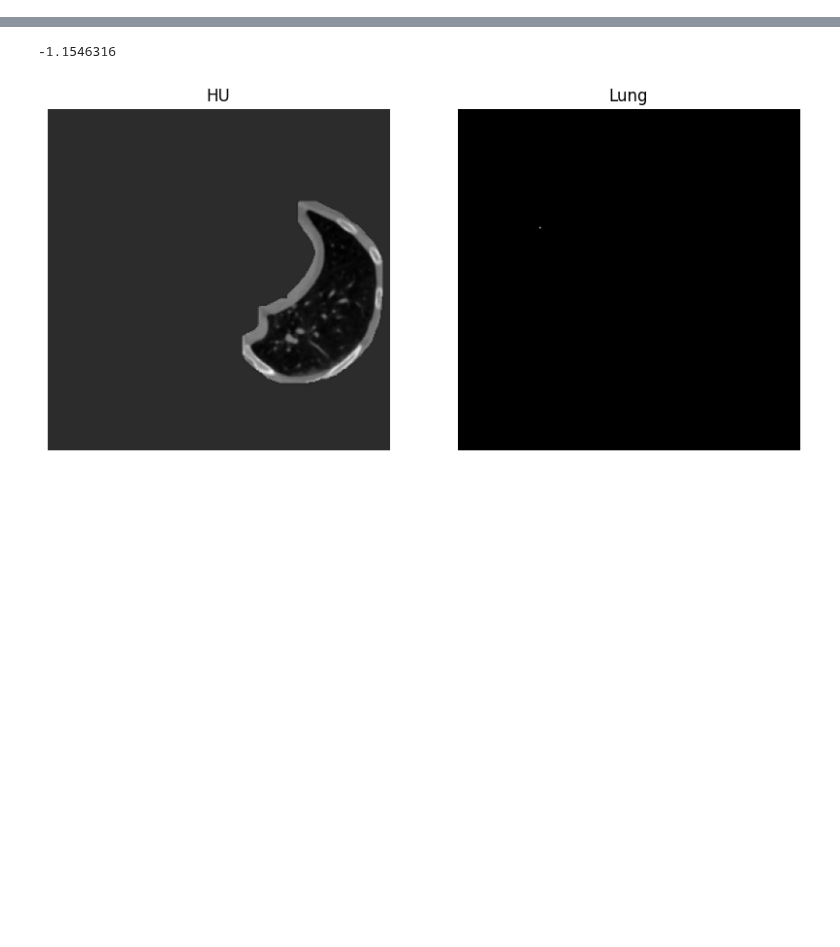
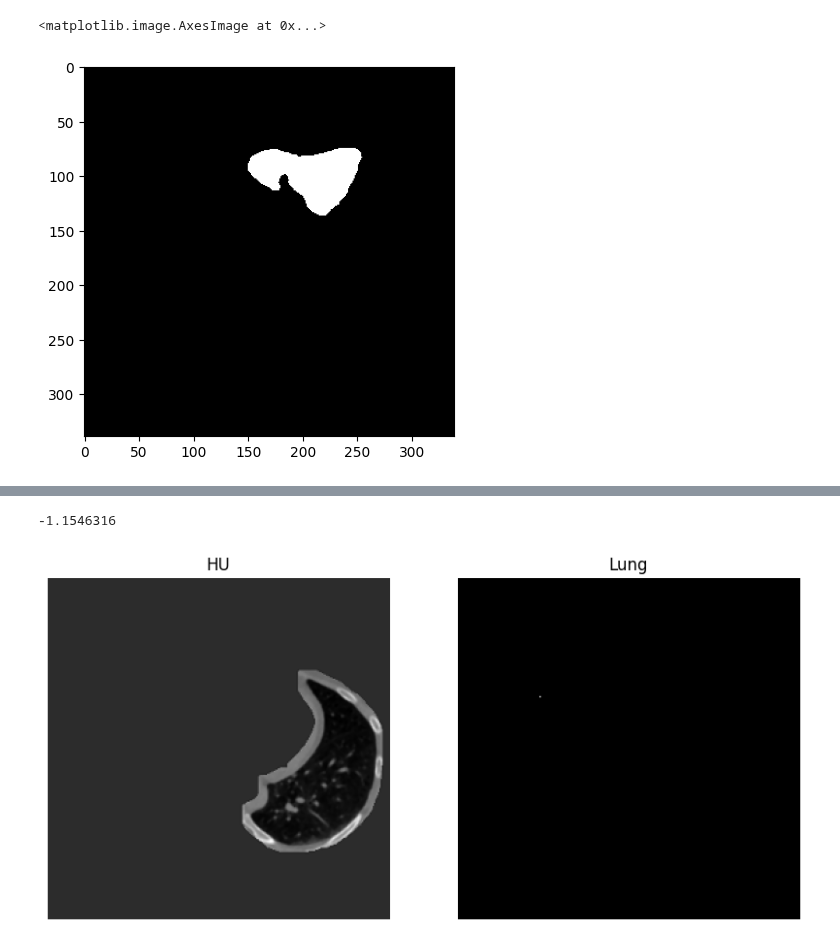
Before and after one commit to minhminh2k/3D-SegClass-Medical, a Jupyter notebook: notebooks/data.ipynb, the cells around one changed output, grey strips where cells are left out. Cells and saved outputs as stored; diff of their text form; code cells hidden in the pictures; blank space fills up the shorter version.

```diff
--- a/notebooks/data.ipynb
+++ b/notebooks/data.ipynb
@@ -99,0 +176,7 @@ def lung_window_clip_volume(pixel_array: np.ndarray, min_px: int = -1200, max_px
+# %%
+b, l = segment_lung_mask(normalize_clipped(test), threshhold=-320, fill_lung_structures=True)
+# %%
+plt.imshow(b[99, :, :], cmap="gray")
+# %% [output]
+<matplotlib.image.AxesImage at 0x...>
+[figure, added]
```
Also changed, not shown: parts of 25 cells of this notebook, 23 other files.
